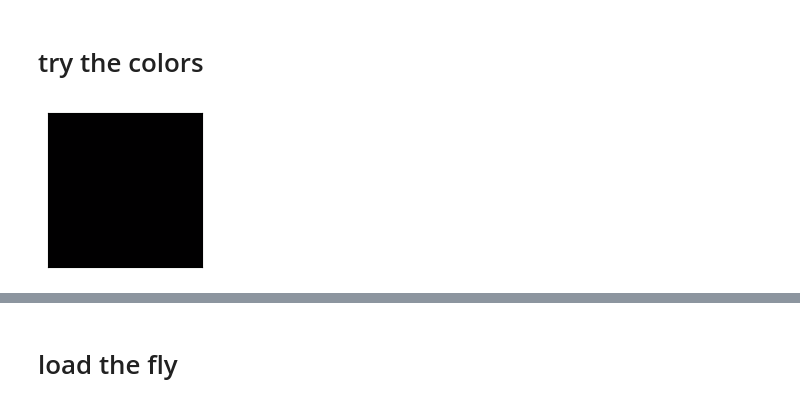
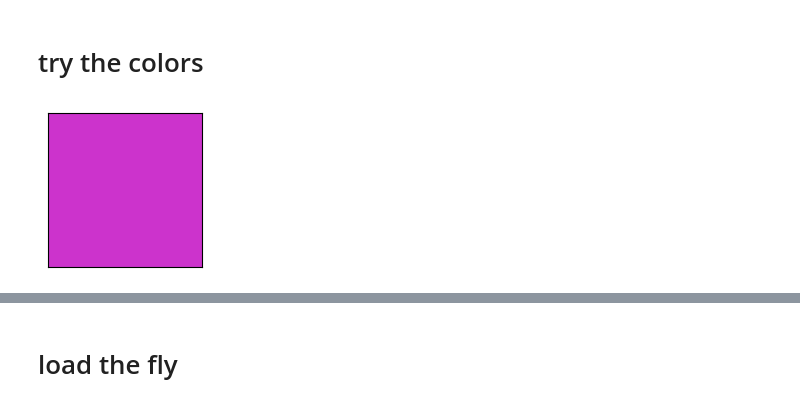
Before and after one commit to sansachenlelele/connectome_analysis_fisherlab, a Jupyter notebook: send_to_fisherlabgithub/notebooks/save_images_as_svg.ipynb, the cells around one changed output, grey strips where cells are left out. Drawn from its saved outputs; the diff is of its cells as text; code cells hidden in the pictures.

```diff
--- a/send_to_fisherlabgithub/notebooks/save_images_as_svg.ipynb
+++ b/send_to_fisherlabgithub/notebooks/save_images_as_svg.ipynb
@@ -67,14 +67,8 @@ z_ranges_by_fly = config.z_ranges_by_fly
 # try the colors
 # %%
 def preview_color(rgb):
-    """
-    Preview an RGB color.
+    rgb = np.asarray(rgb, dtype=float)
 
-    Parameters
-    ----------
-    rgb : tuple or list
-        RGB values between 0 and 1.
-    """
     fig, ax = plt.subplots(figsize=(2, 2))
     ax.imshow([[rgb]])
     ax.set_xticks([])
@@ -110,6 +104,6 @@ def preview_napari_colors(*colormaps):
     plt.tight_layout()
     plt.show()
 # %%
-preview_color((1, 0, 1))
+preview_color((0.8, 0.2, 0.8))
 # %% [output]
-[figure, old version]
+[figure, new version]
```
Also changed, not shown: parts of 9 cells of this notebook, 3 other files.
